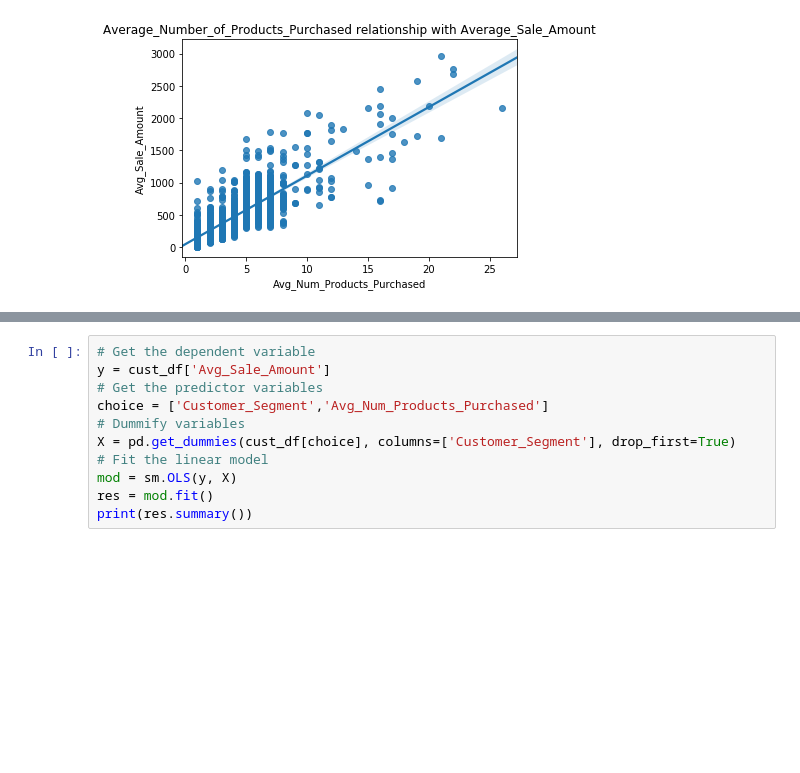
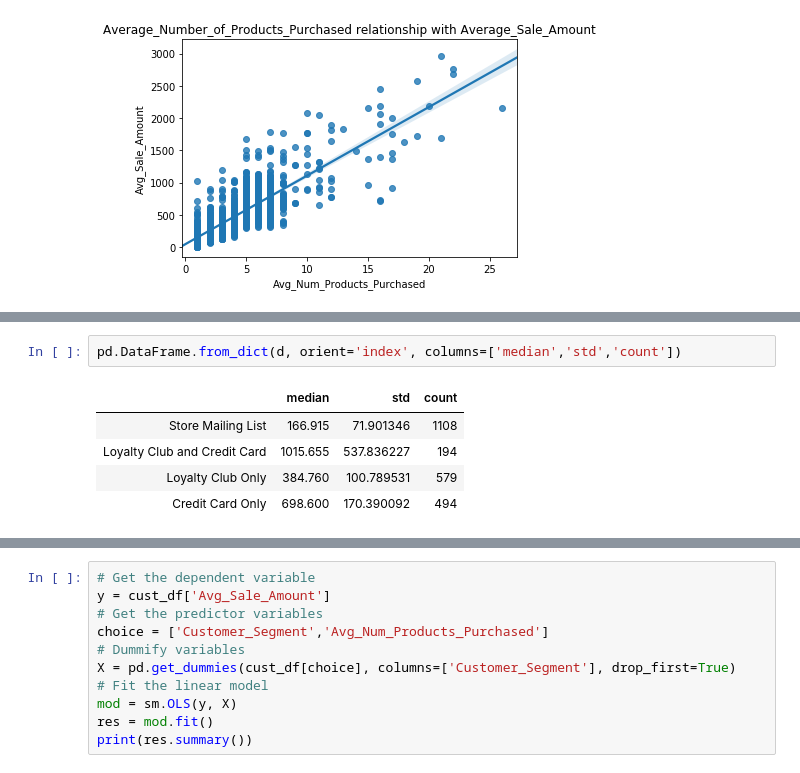
Before and after one commit to cgman64/predictive-analytics, a Jupyter notebook: predicting-catalog-demand.ipynb, the cells around one changed output, grey strips where cells are left out. Saved outputs shown, nothing was run; the diff lists cells and outputs as text; blank space fills up the shorter version.

```diff
--- a/predicting-catalog-demand.ipynb
+++ b/predicting-catalog-demand.ipynb
@@ -87,0 +89,8 @@ plt.show()
+# %%
+pd.DataFrame.from_dict(d, orient='index', columns=['median','std','count'])
+# %% [output]
+|  | median | std | count |
+| Store Mailing List | 166.915 | 71.901346 | 1108 |
+| Loyalty Club and Credit Card | 1015.655 | 537.836227 | 194 |
+| Loyalty Club Only | 384.760 | 100.789531 | 579 |
+| Credit Card Only | 698.600 | 170.390092 | 494 |
```
Also changed, not shown: parts of 11 cells of this notebook.
